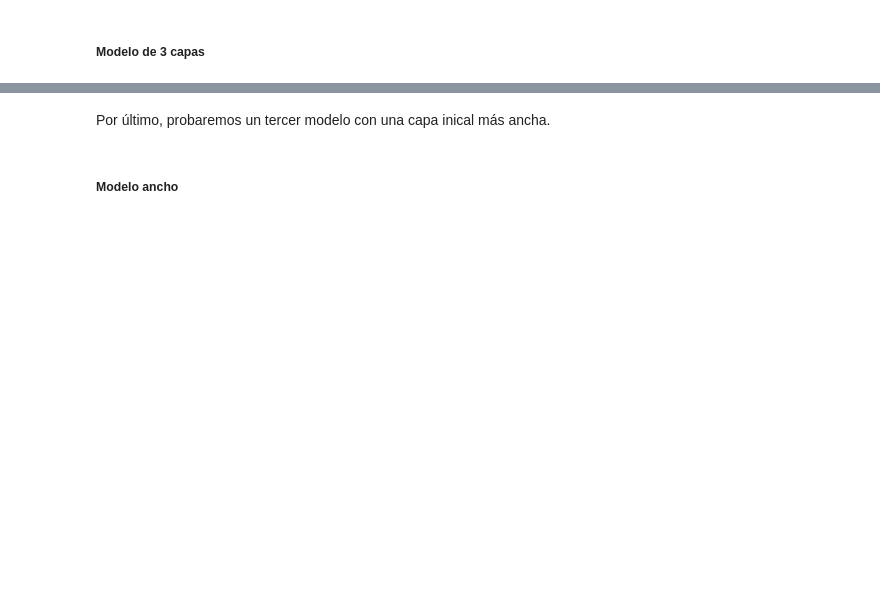
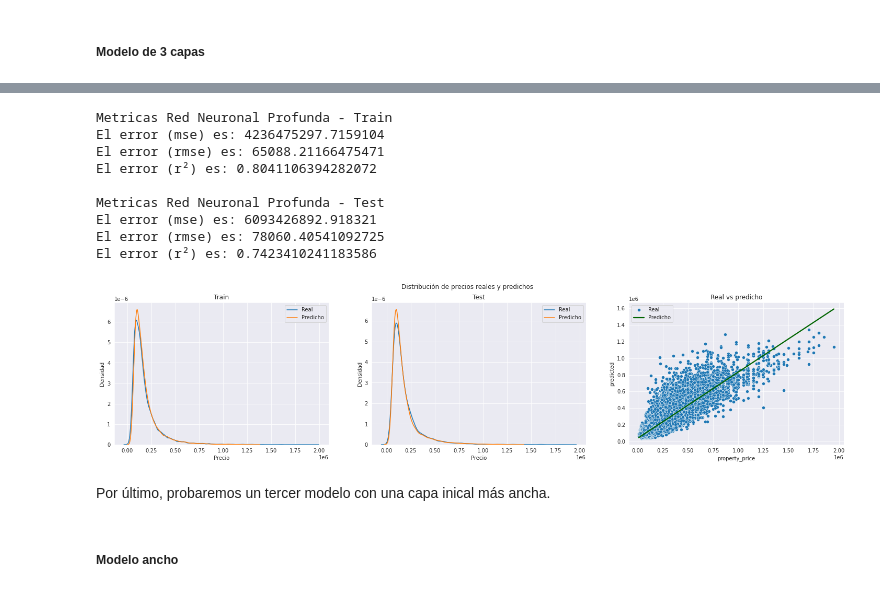
Before and after one commit to Naza26/7506R_TP2_GRUPO01_ENTREGA, a Jupyter notebook: 7506R_TP2_GRUPO01_ENTREGA.ipynb, the cells around one changed output, grey strips where cells are left out. Drawn from its saved outputs; the diff is of its cells as text; code cells hidden in the pictures; blank space fills up the shorter version.

```diff
--- a/7506R_TP2_GRUPO01_ENTREGA.ipynb
+++ b/7506R_TP2_GRUPO01_ENTREGA.ipynb
@@ -601,0 +1017,3 @@ print(f"La raíz del error cuadrático medio para el modelo profundo es {np.sqrt
+# %%
+y_pred_larger = larger_model.predict(x_train_tp1_transform)
+y_pred_larger_test = larger_model.predict(x_test_tp1_transform)
@@ -602,3 +1023,18 @@ print(f"La raíz del error cuadrático medio para el modelo profundo es {np.sqrt
+# %%
+plot_prices_dist(y_pred_larger, y_pred_larger_test)
+regression_metrics("Metricas Red Neuronal Profunda - Train", y_train, y_pred_larger)
+regression_metrics("Metricas Red Neuronal Profunda - Test", y_test, y_pred_larger_test)
+# %% [output]
+Metricas Red Neuronal Profunda - Train
+El error (mse) es: 4236475297.7159104
+El error (rmse) es: 65088.21166475471
+El error (r²) es: 0.8041106394282072
+
+Metricas Red Neuronal Profunda - Test
+El error (mse) es: 6093426892.918321
+El error (rmse) es: 78060.40541092725
+El error (r²) es: 0.7423410241183586
+[figure, added]
 # %% [markdown]
 Por último, probaremos un tercer modelo con una capa inical más ancha.
 # %% [markdown]
```
Also changed, not shown: parts of 87 cells of this notebook, 2 other files.
